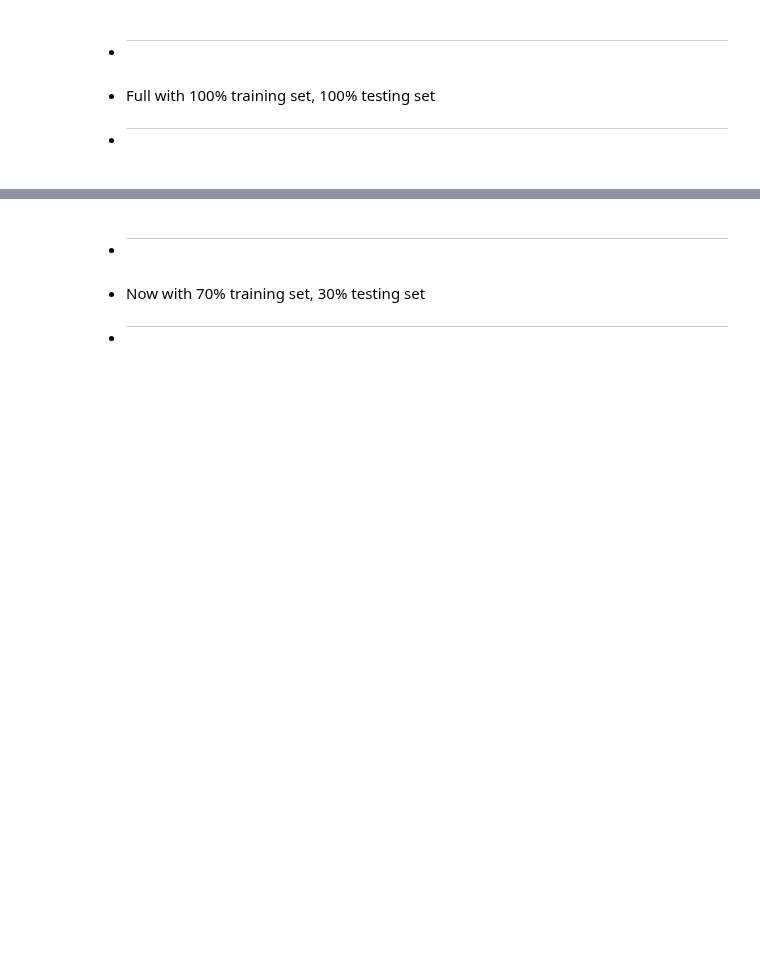
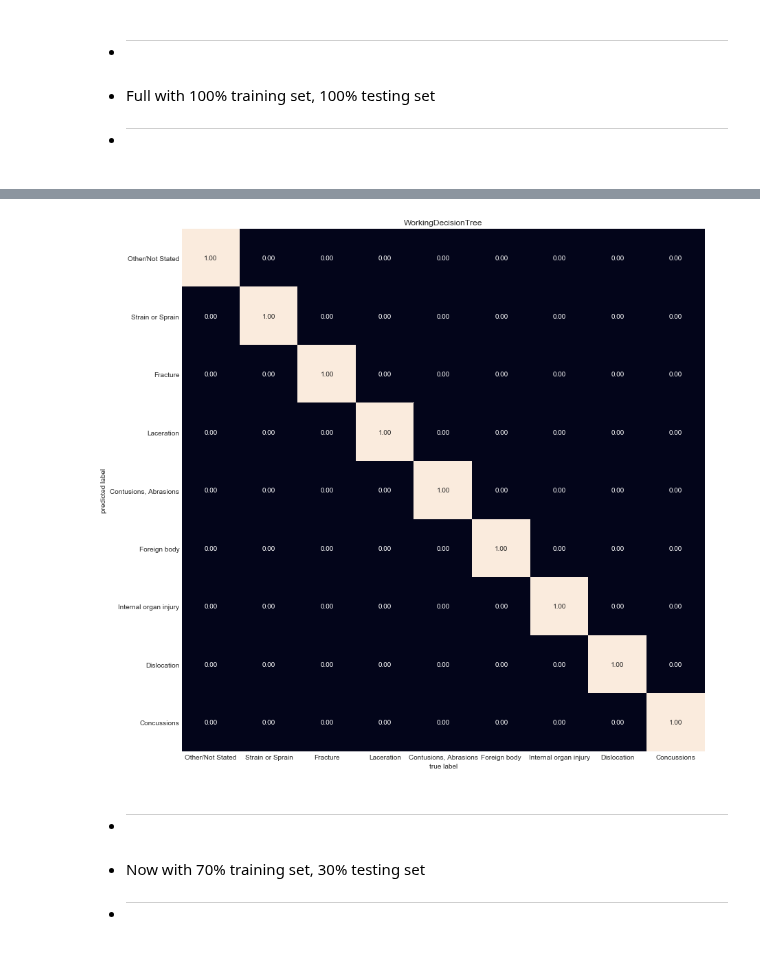
Before and after one commit to mrcorbett/MET_CS677_DataScienceWithPython, a Jupyter notebook: Project/bicycle_crashes_neiss_v10.ipynb, the cells around one changed output, grey strips where cells are left out. Cells and saved outputs as stored; diff of their text form; code cells hidden in the pictures; blank space fills up the shorter version.

```diff
--- a/Project/bicycle_crashes_neiss_v10.ipynb
+++ b/Project/bicycle_crashes_neiss_v10.ipynb
@@ -786,10 +810,11 @@ http://i.stanford.edu/pub/cstr/reports/cs/tr/79/773/CS-TR-79-773.pdf
 # %%
 if True == Includes.GaussianNB:
     class WorkingGaussianNB():
-        def __init__(self, outputFeature, categories, dfIdToCode, verbose=False):
+        def __init__(self, outputFeature, categories, dfIdToCode, codeIdTranslator, verbose=False):
             self.outputFeature = outputFeature
             self.categories = categories.copy()
             self.df = dfIdToCode.copy()
+            self.codeIdTranslator = codeIdTranslator
 
             self.categories.remove(outputFeature)
             # print('categories=', self.categories)
@@ -804,6 +829,14 @@ if True == Includes.GaussianNB:
                     print('{0:12s} => {1}'.format(col, self.le[col].classes_))
 
             self.y_test = self.df[self.outputFeature]
+            self.y_labels = self.columnOutputValueIdToString(self.y_test.unique(), self.outputFeature)
+
+        def columnOutputValueIdToString(self, y_values, column_name):
+            target_dict = column_dictionary[column_name]
+
+            dfValues = pd.DataFrame(y_values, columns=[column_name])
+            self.codeIdTranslator._transform(dfValues, 'idToCode', column_name)
+            return [target_dict[x] for x in dfValues[column_name]]
 
         def showPredicted(self):
             print("Number of mislabeled points out of a total {} points : {}, performance {:05.2f}%"
@@ -814,28 +847,19 @@ if True == Includes.GaussianNB:
             ))
 
         def showConfusionMatrix(self):
-            #print('\nConfusion matrix')
-            #for category in self.predictedOutputs:
-            #        print("----------------------------")
-            #        print('{}:'.format(category))
-            #        print()
-
-            #        # df[self.outputFeature] has 29 unique values.  That is why there are 29 columns
-            #        print(self.confusion_matrix)
-            #        print()
-
-            labels=self.categories
             fig, ax = plt.subplots(figsize=(14, 14))
 
             heatmap = WorkingHeatmap(title='WorkingGaussianNB',
-                x_label='actual', y_label='predicted')
+                x_label='true label', y_label='predicted label',
+                y_bottom_adjust=0.5, y_top_adjust=-0.5,
+                normalize_columns=True)
 
             # This sets the yticks "upright" with 0, as opposed to sideways with 90.
-            plt.yticks(rotation=0)  # does not appear to be working...
+            #plt.yticks(rotation=0)  # does not appear to be working...
 
             heatmap.plot(
-                self.confusion_matrix.T, square=True, annot=True, fmt='d', cbar=False,
-                ax=ax, xticklabels=labels, yticklabels=labels)
+                self.confusion_matrix.T, square=True, annot=True, fmt='.2f', cbar=False,
+                ax=ax, xticklabels=self.y_labels, yticklabels=self.y_labels)
 
             plt.show()
 
@@ -854,9 +878,7 @@ if True == Includes.GaussianNB:
             y_pred = gnb.predict(self.df[categories])
             self.y_pred = y_pred
 
-            self.confusion_matrix = metrics.confusion_matrix(
-                    self.y_pred,
-                    self.df[self.outputFeature])
+            self.confusion_matrix = metrics.confusion_matrix(self.y_test, self.y_pred,)
 # %%
 if True == Includes.GaussianNB:
     gaussianNB = WorkingGaussianNB(
@@ -1100,7 +1184,8 @@ if True == Includes.DecisionTree:
 # %%
 if True == Includes.DecisionTree:
     df = neiss.getDataFrame()
-    max_output_rows = 1000000
+    #max_output_rows = 1000000
+    max_output_rows = 100
     #max_output_rows = len(df) // 4
     pruner = DataFramePruner(dict_prune={output_choice : 10}, max_output_rows=max_output_rows)
 
@@ -1132,3 +1220,8 @@ Accuracy = 0.9994879523795713
+# %%
+if True == Includes.DecisionTree:
+    decisionTree.showConfusionMatrix()
+# %% [output]
+[figure, added]
 # %%
 if True == Includes.DecisionTree:
     if True == graph_viz:
```
Also changed, not shown: parts of 19 cells of this notebook.
